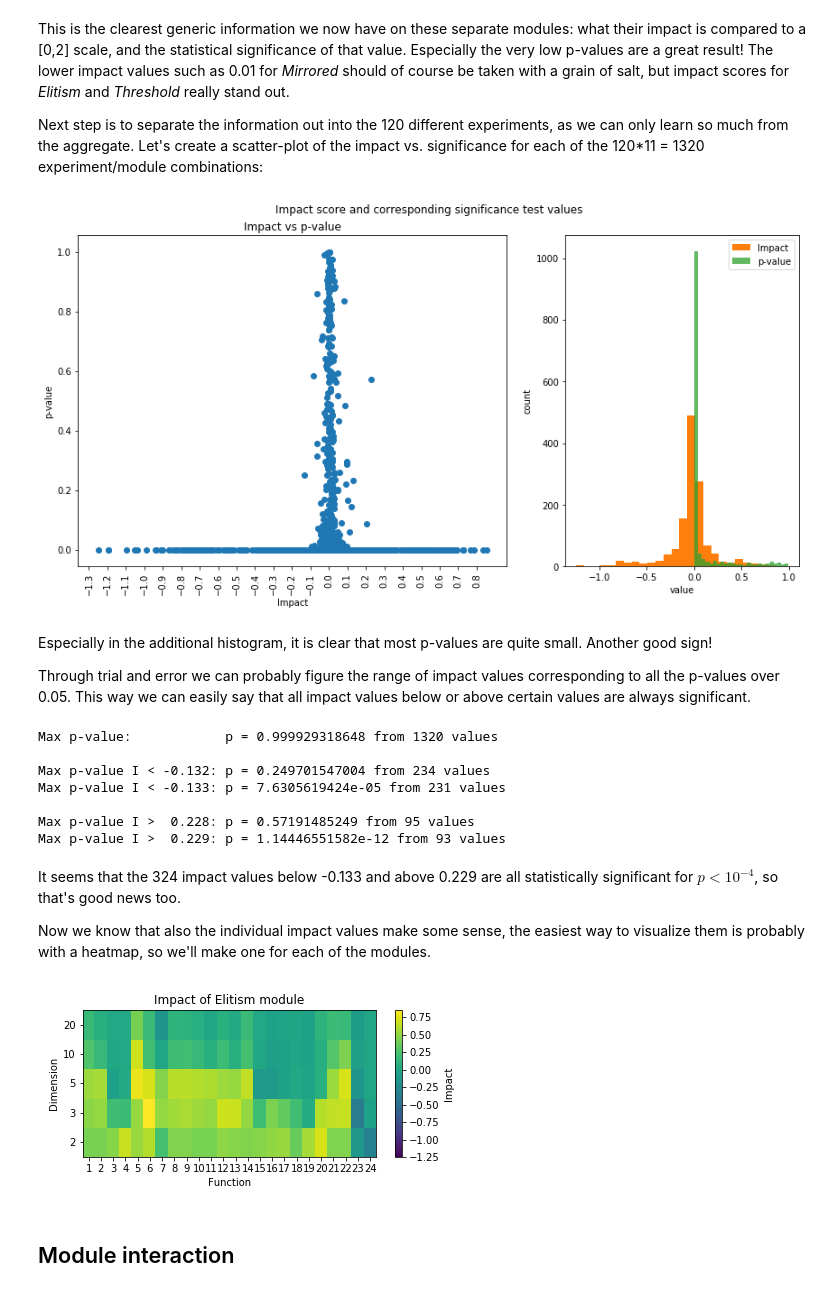
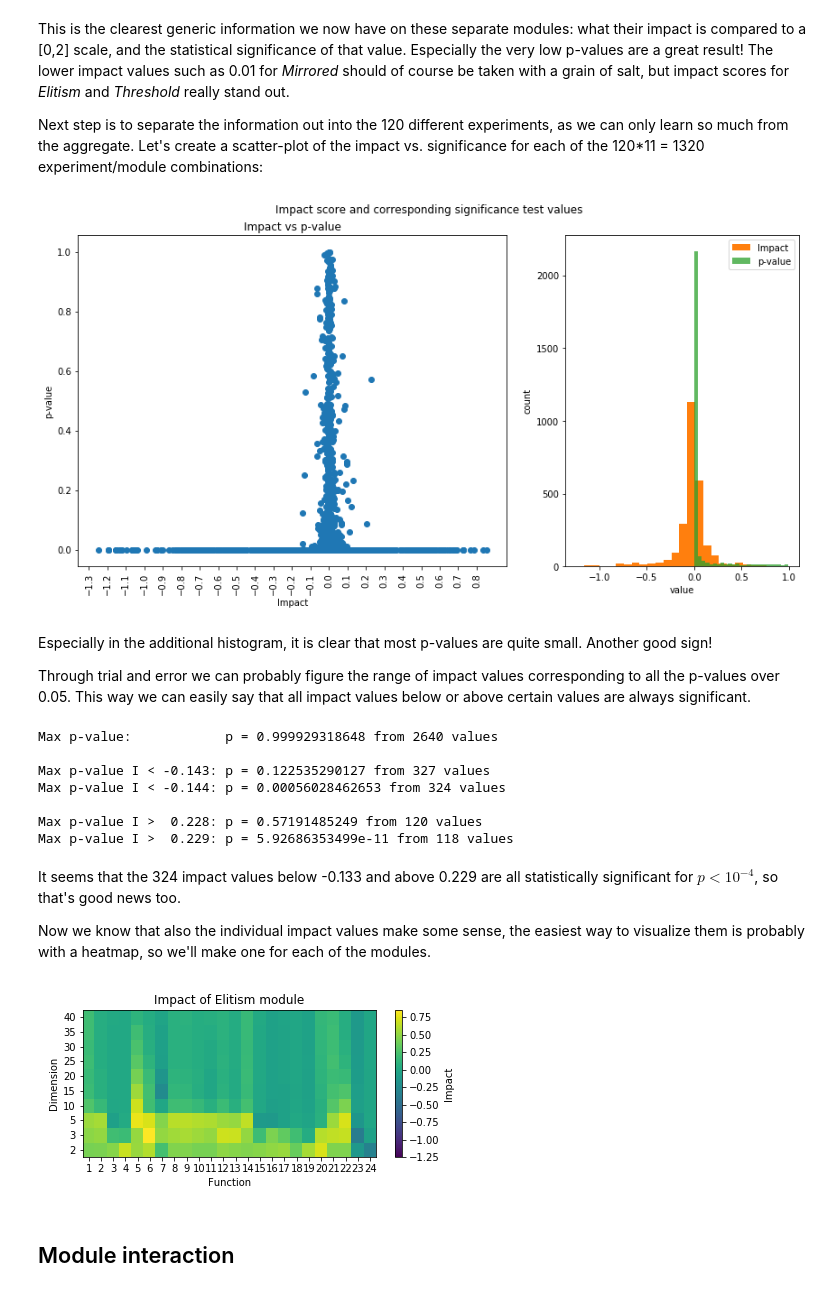
Before and after one commit to sjvrijn/cma-es-configuration-data-mining, a Jupyter notebook: module_analysis.ipynb, the cells around one changed output. Cells and saved outputs as stored; diff of their text form; code cells hidden in the pictures.

Commit message:
Updated and re-ran notebook (+figures) to include 15, 25, 30, 35 and 40D data

```diff
--- a/module_analysis.ipynb
+++ b/module_analysis.ipynb
@@ -88,7 +88,7 @@ plt.rc('axes', prop_cycle=(cycler('color', ['#1f77b4', '#ff7f0e', '#2ca02c',
                                                 '--', '--'])))
 
 fname = 'bruteforce_{}_f{}.arff'
-dims = [2, 3, 5, 10, 20]
+dims = [2, 3, 5, 10, 15, 20, 25, 30, 35, 40]
 fids = range(1, 25)
 experiments = product(dims, fids)
 modules = ['Active', 'Elitism', 'Mirrored', 'Orthogonal', 'Sequential', 'Threshold', 'TPA', 'Pairwise', 'Weights', 'Base-Sampler', '(B)IPOP']
@@ -414,8 +413,12 @@ First, let's just calculate all Pearson R correlations between all behaviors.
 # %%
 # Calculate all correlations into 'correlations[5, 24, 11, 5, 24, 11]'
 
-correlations = np.zeros((5, 24, 11, 5, 24, 11))
-data = {x: {} for x in range(len(dims))}
+d = len(dims)
+f = len(fids)
+g = 11  # Lengh of a genotype
+
+correlations = np.zeros((d, f, g, d, f, g))
+data = {x: {} for x in range(d)}
 labels = list(product(dims, fids, modules))
 
 for a_dim, dim in enumerate(dims):
@@ -505,7 +508,7 @@ X, Y = np.meshgrid(x, y)
 
 temp_corr = correlations.reshape((len(dims)*len(fids), len(modules), len(dims)*len(fids), len(modules)))
 
-tick_locations = [0.5, 11.5, 24.5, 35.5, 48.5, 59.5, 72.5, 83.5, 96.5, 107.5, 119.5]
+tick_locations = [0.5, 11.5, 24.5, 35.5, 48.5, 59.5, 72.5, 83.5, 108.5, 119.5, 131.5]
 tick_labels = ['2D F1', '2D F12', '3D F1', '3D F12', '5D F1', '5D F12', '10D F1', '10D F12', '20D F1', '20D F12', '20D F24']
 
 for mod in range(11):
@@ -760,7 +763,7 @@ ax2.legend(loc=0)
 plt.savefig(plot_dir + "impact_vs_p-value.{}".format(plot_format))
 plt.show()
 # %% [output]
-[figure, old version]
+[figure, new version]
 # %% [markdown]
 Especially in the additional histogram, it is clear that most p-values are quite small. Another good sign!
 
@@ -770,8 +773,8 @@ imps = single_impact.reshape((-1,1))
 sigs = single_significance.reshape((-1,1))
 
 # The following values are the result of trial and error. You're welcome!
-neg_imps_A = imps < -.132
-neg_imps_B = imps < -.133
+neg_imps_A = imps < -.143
+neg_imps_B = imps < -.144
 
 pos_imps_A = imps > .228
 pos_imps_B = imps > .229
@@ -779,21 +782,21 @@ pos_imps_B = imps > .229
 print("Max p-value:            p = {} from {} values".format(max(sigs)[0], len(sigs)))
 print()
 
-print("Max p-value I < -0.132: p = {} from {} values".format(max(sigs[neg_imps_A]), len(sigs[neg_imps_A])))
-print("Max p-value I < -0.133: p = {} from {} values".format(max(sigs[neg_imps_B]), len(sigs[neg_imps_B])))
+print("Max p-value I < -0.143: p = {} from {} values".format(max(sigs[neg_imps_A]), len(sigs[neg_imps_A])))
+print("Max p-value I < -0.144: p = {} from {} values".format(max(sigs[neg_imps_B]), len(sigs[neg_imps_B])))
 
 print()
 
 print("Max p-value I >  0.228: p = {} from {} values".format(max(sigs[pos_imps_A]), len(sigs[pos_imps_A])))
 print("Max p-value I >  0.229: p = {} from {} values".format(max(sigs[pos_imps_B]), len(sigs[pos_imps_B])))
 # %% [output]
-Max p-value:            p = 0.999929318648 from 1320 values
+Max p-value:            p = 0.999929318648 from 2640 values
 
-Max p-value I < -0.132: p = 0.249701547004 from 234 values
-Max p-value I < -0.133: p = 7.6305619424e-05 from 231 values
+Max p-value I < -0.143: p = 0.122535290127 from 327 values
+Max p-value I < -0.144: p = 0.00056028462653 from 324 values
 
-Max p-value I >  0.228: p = 0.57191485249 from 95 values
-Max p-value I >  0.229: p = 1.14446551582e-12 from 93 values
+Max p-value I >  0.228: p = 0.57191485249 from 120 values
+Max p-value I >  0.229: p = 5.92686353499e-11 from 118 values
 # %% [markdown]
 It seems that the 324 impact values below -0.133 and above 0.229 are all statistically significant for $p < 10^{-4}$, so that's good news too.
 
@@ -801,28 +804,29 @@ Now we know that also the individual impact values make some sense, the easiest
 # %%
 x = np.arange(len(fids)+1)
 y = np.arange(len(dims)+1)
 X, Y = np.meshgrid(x, y)
 
 minval = np.min(single_impact)
 maxval = np.max(single_impact)
 
 for mod in range(len(modules)):
     plt.figure(figsize=(6,3))
     plt.pcolor(X, Y, single_impact[:,:,mod], cmap='viridis', vmin=minval, vmax=maxval)
     plt.title("Impact of {} module".format(modules[mod]))
     plt.colorbar(label='Impact')
     plt.xlim([0,24])
     plt.ylabel("Dimension")
-    plt.yticks([.5, 1.5, 2.5, 3.5, 4.5], ['2', '3', '5', '10', '20'])
+    plt.yticks([.5, 1.5, 2.5, 3.5, 4.5, 5.5, 6.5, 7.5, 8.5, 9.5],
+               ['2', '3', '5', '10', '15', '20', '25', '30', '35', '40'])
     plt.xticks(np.arange(len(fids))+.5, np.arange(len(fids))+1)
     plt.xlabel("Function")
     plt.tight_layout()
     plt.savefig(plot_dir + "impact_heatmap_{}.{}".format(modules[mod], plot_format))
     plt.close()
 
 Image(filename='plots/impact_heatmap_Elitism.png')
 # %% [output]
-[figure, old version]
+[figure, new version]
 # %% [markdown]
 ## Module interaction
 # %% [markdown]
```
Also changed, not shown: parts of 15 cells of this notebook, 4 other files.
